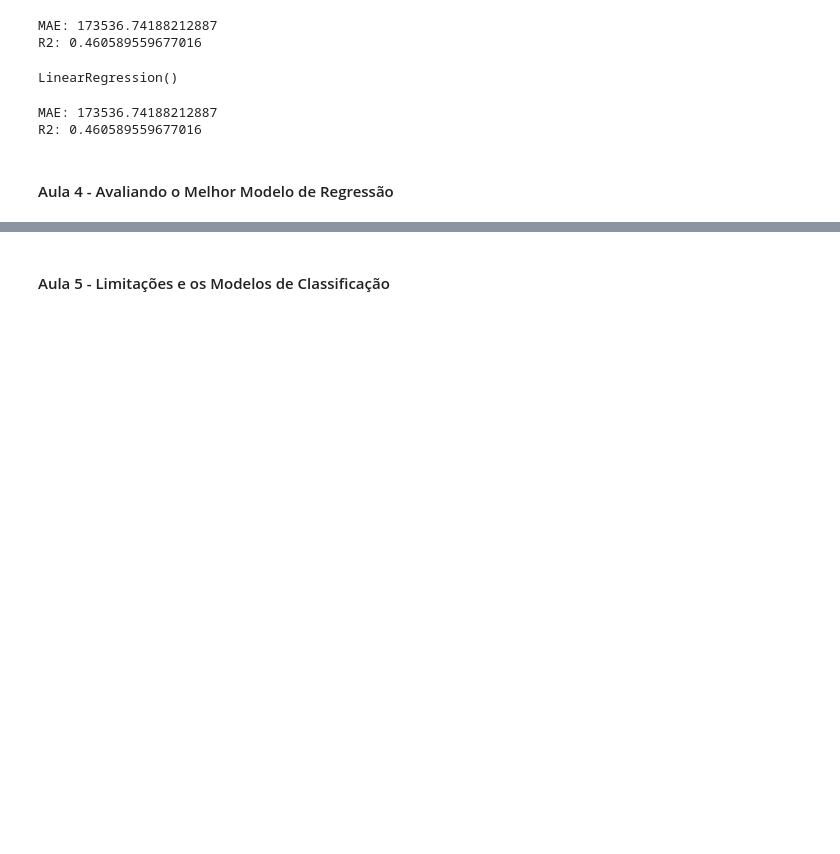
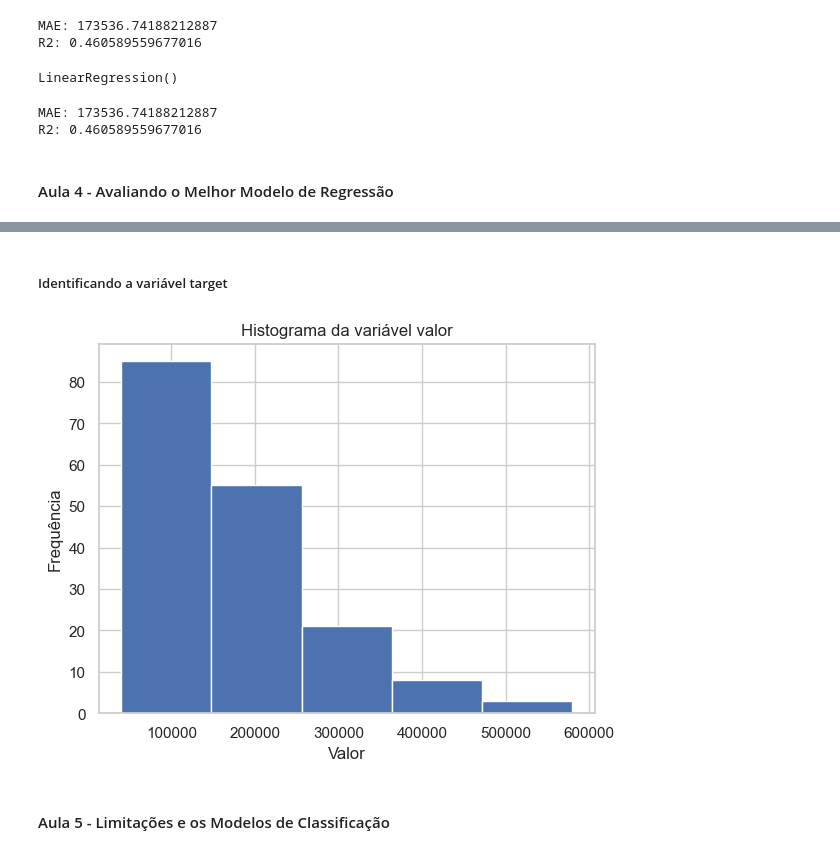
Before and after one commit to RicardViana/fiap-Machine-Learning-and-Time-Series, a Jupyter notebook: machine_learning_com_python.ipynb, the cells around one changed output, grey strips where cells are left out. Cells and saved outputs as stored; diff of their text form; code cells hidden in the pictures; blank space fills up the shorter version.

```diff
--- a/machine_learning_com_python.ipynb
+++ b/machine_learning_com_python.ipynb
@@ -1305,3 +1321,6 @@ MAE: 173536.74188212887
 R2: 0.460589559677016
 # %% [markdown]
 #### Aula 4 - Avaliando o Melhor Modelo de Regressão
+# %%
+link = "https://raw.githubusercontent.com/FIAP/Pos_Tech_DTAT/61a634996879d5c1384af6f567e29659ad68b727/Aula%2005/Base%20de%20Dados/Valorizacao_Ambiental.csv"
+imoveis = pd.read_csv(link, sep= ";")
@@ -1308,2 +1398,14 @@ R2: 0.460589559677016
+# %% [markdown]
+##### Identificando a variável target
+# %%
+# Plotar um grafico do tipo histograma - Verificar a frequencia dos dados
+
+plt.hist(imoveis["Valor"], bins=5)
+plt.ylabel("Frequência")
+plt.xlabel("Valor")
+plt.title("Histograma da variável valor")
+plt.show()
+# %% [output]
+[figure, added]
 # %% [markdown]
 #### Aula 5 - Limitações e os Modelos de Classificação
```
Also changed, not shown: parts of 17 cells of this notebook.
